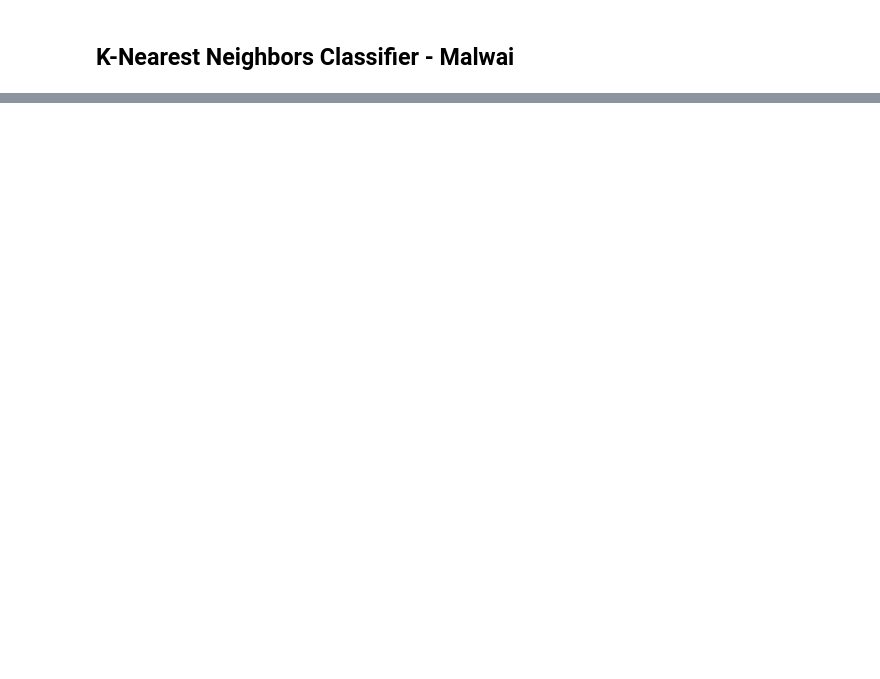
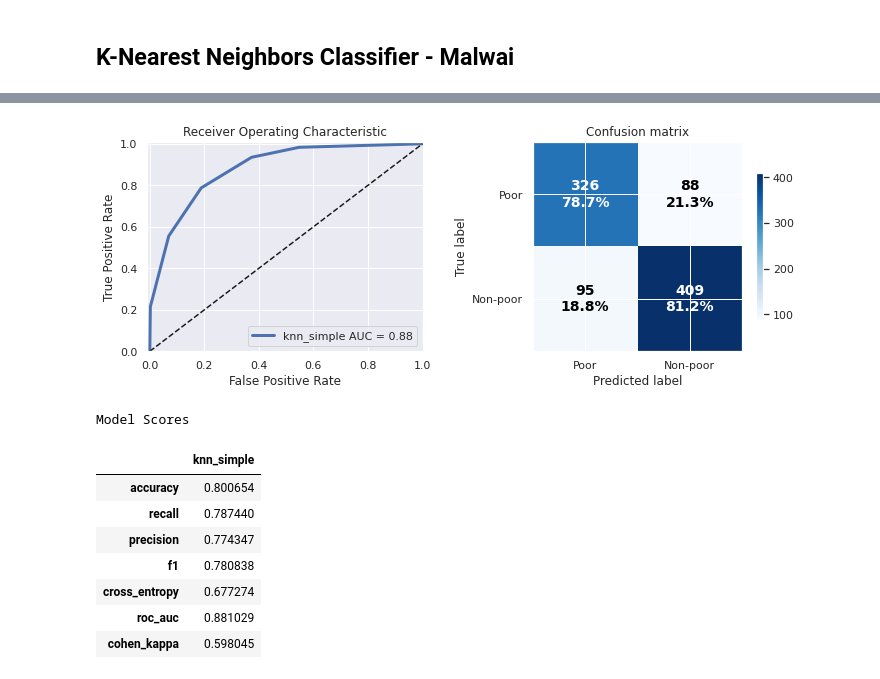
Before and after one commit to mikep67/mkp_code, a Jupyter notebook: Institute of Data Course/Project 3/notebooks/1.0 KNN.ipynb, the cells around one changed output, grey strips where cells are left out. Cells and saved outputs as stored; diff of their text form; code cells hidden in the pictures; blank space fills up the shorter version.

```diff
--- a/Institute of Data Course/Project 3/notebooks/1.0 KNN.ipynb
+++ b/Institute of Data Course/Project 3/notebooks/1.0 KNN.ipynb
@@ -166,6 +173,10 @@ X shape with selected columns: (12244, 9)
 # %%
 # Load and transform the training data
-X_train, y_train, w_train = load_data(mwi_hhold,
-                                      selected_columns=selected_columns)
+X_train, y_train, w_train = load_data(mwi_train,
+                                     selected_columns=selected_columns)
 # Create sub samples
 X_train, y_train, w_train = subsample(X_train, y_train, w_train)
+# %%
+# Fit the model
+model = KNeighborsClassifier()
+%time model.fit(X_train, y_train)
@@ -171,0 +195,25 @@ X_train, y_train, w_train = subsample(X_train, y_train, w_train)
+# %%
+# Run the model
+y_pred = model.predict(X_train)
+y_prob = model.predict_proba(X_train)[:,1]
+# %%
+# Evaluate performance of train model
+metrics = evaluation.evaluate_model(y_train, y_pred, y_prob,
+                                    compare_models=['lr_simple'],
+                                    store_model=True,
+                                    model_name='simple',
+                                    prefix=ALGORITHM_NAME,
+                                    country=COUNTRY,
+                                    model=model,
+                                    features=X_train.columns.values)
+# %% [output]
+[figure, added]
+Model Scores
+|  | knn_simple |
+| accuracy | 0.800654 |
+| recall | 0.787440 |
+| precision | 0.774347 |
+| f1 | 0.780838 |
+| cross_entropy | 0.677274 |
+| roc_auc | 0.881029 |
+| cohen_kappa | 0.598045 |
```
Also changed, not shown: parts of 15 cells of this notebook, 9 other files.
